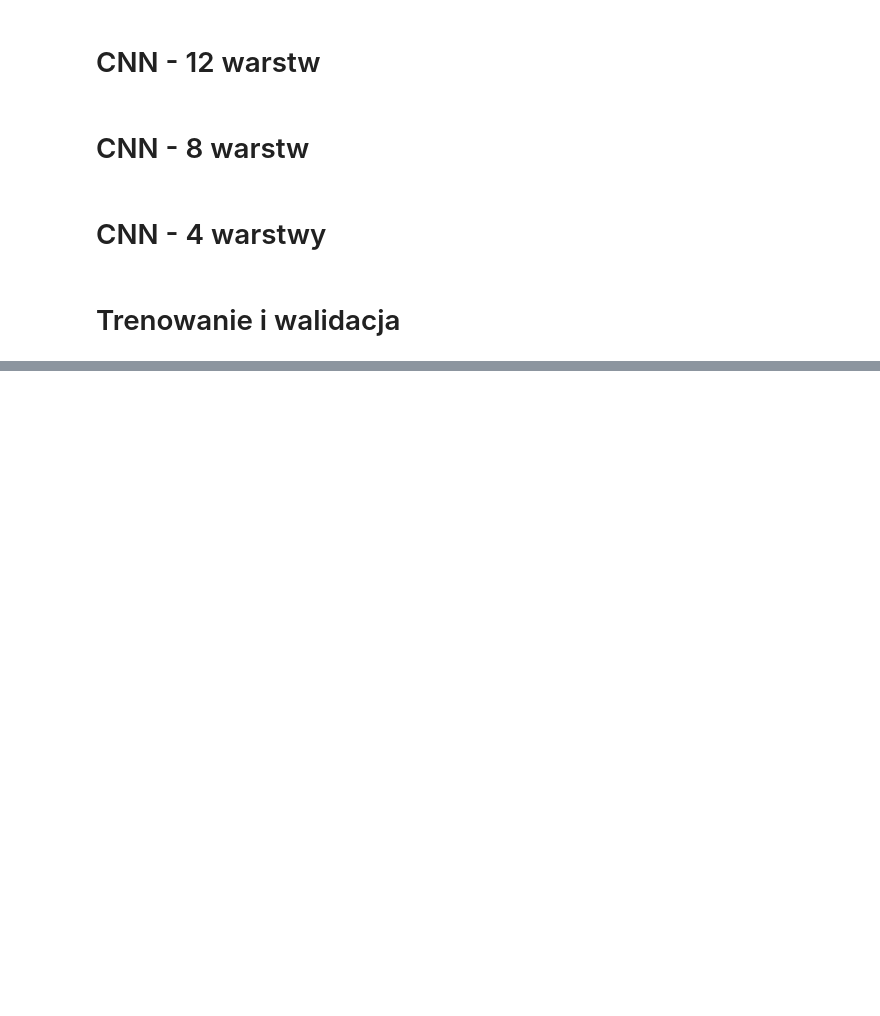
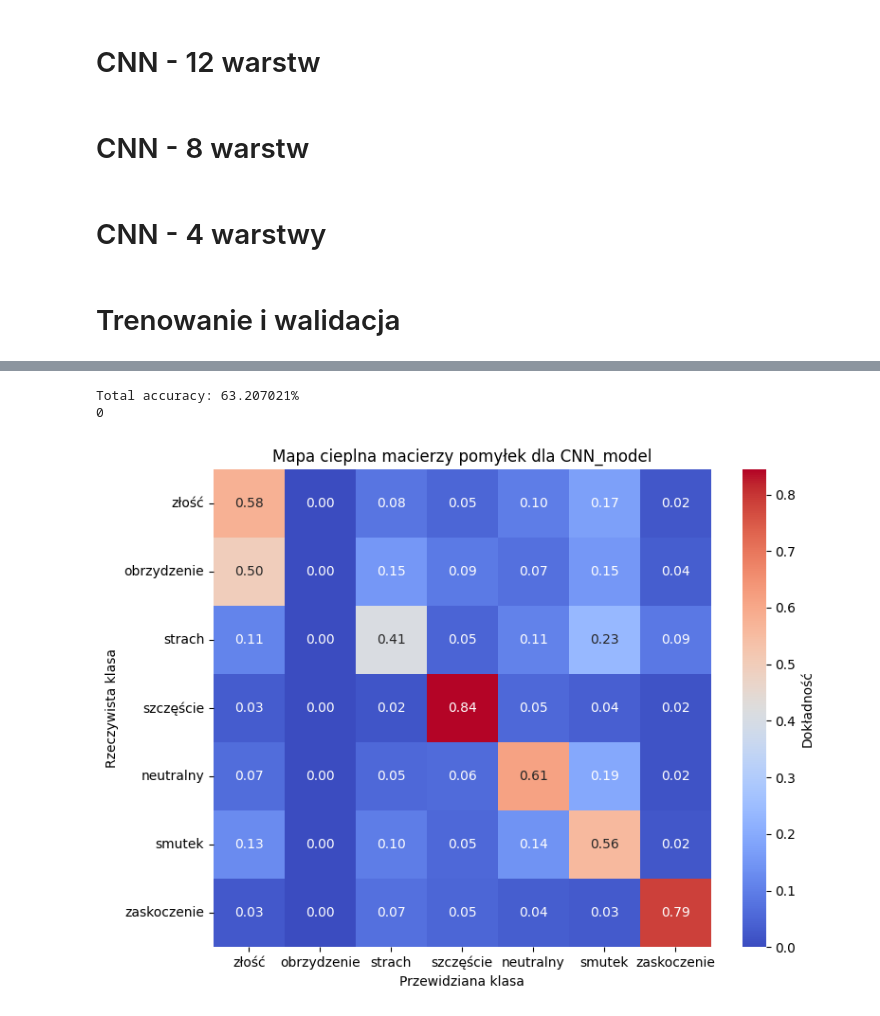
Before and after one commit to akubiszyn/Lies_detector, a Jupyter notebook: CNN_facial_expression_recognition.ipynb, the cells around one changed output, grey strips where cells are left out. Drawn from its saved outputs; the diff is of its cells as text; code cells hidden in the pictures; blank space fills up the shorter version.

```diff
--- a/CNN_facial_expression_recognition.ipynb
+++ b/CNN_facial_expression_recognition.ipynb
@@ -1087,6 +1084,10 @@ def validate(model):
 
   correct_pred = {classname: 0 for classname in classes}
   total_pred = {classname: 0 for classname in classes}
+
+  y_true = []
+  y_pred = []
+
   if DEBUG:
     print("Classes:", classes)
 
@@ -1094,19 +1095,19 @@ def validate(model):
 
   with torch.no_grad():
       for [images, labels] in test_loader:
-          images, labels = images.to(device), labels.to(device)
+          images= images.to(device)
 
           outputs = model(images)
 
-          _, predictions = torch.max(outputs, 1)
+          _, predictions = torch.max(outputs.cpu(), 1)
+
           if DEBUG:
             print("predictions:")
             print(predictions)
+          y_pred.append(predictions)
+          y_true.append(labels)
 
           for label, prediction in zip(labels, predictions):
-              if DEBUG:
-                print("label: ", label.item())
-                print("prediction: ", prediction.item())
               if label == prediction:
                   correct_pred[classes[label]] += 1
               total_pred[classes[label]] += 1
@@ -1119,4 +1120,9 @@ def validate(model):
       total_pred_count += total_pred[classname]
   accuracy = 100 * float(total_correct_count) / float(total_pred_count)
   print(f'Total accuracy: {accuracy:2f}%')
-  return accuracy
+
+  print(correct_pred[classes[1]])
+
+  y_true = torch.cat(y_true, dim=0)
+  y_pred = torch.cat(y_pred, dim=0)
+  return accuracy, y_pred, y_true
@@ -1255,0 +1301,27 @@ for model in models:
+# %%
+model = CNN4_deepest_3(dropout=0.1)
+model = model.to(device)
+model.load_state_dict(torch.load('/content/drive/My Drive/ssne/models/Model4CNN_augmentation63.93.pth'))
+
+accuracy, y_preds, y_true = validate(model)
+# %% [output]
+Total accuracy: 63.207021%
+0
+# %%
+
+emotion_labels = ['złość', 'obrzydzenie', 'strach', 'szczęście', 'neutralny', 'smutek', 'zaskoczenie']
+
+cm = confusion_matrix(y_true, y_preds.cpu(), labels=range(len(emotion_labels)))
+cm_normalized = cm.astype('float') / cm.sum(axis=1)[:, np.newaxis]  # normalizacja po wierszach
+
+plt.figure(figsize=(8, 6))
+sns.heatmap(cm_normalized, annot=True, cmap='coolwarm', fmt=".2f",
+            xticklabels=emotion_labels, yticklabels=emotion_labels,
+            cbar_kws={'label': 'Dokładność'})
+plt.ylabel('Rzeczywista klasa')
+plt.xlabel('Przewidziana klasa')
+plt.title('Mapa cieplna macierzy pomyłek dla CNN_model')
+plt.tight_layout()
+plt.show()
+# %% [output]
+[figure, added]
```
Also changed, not shown: parts of 13 cells of this notebook.
